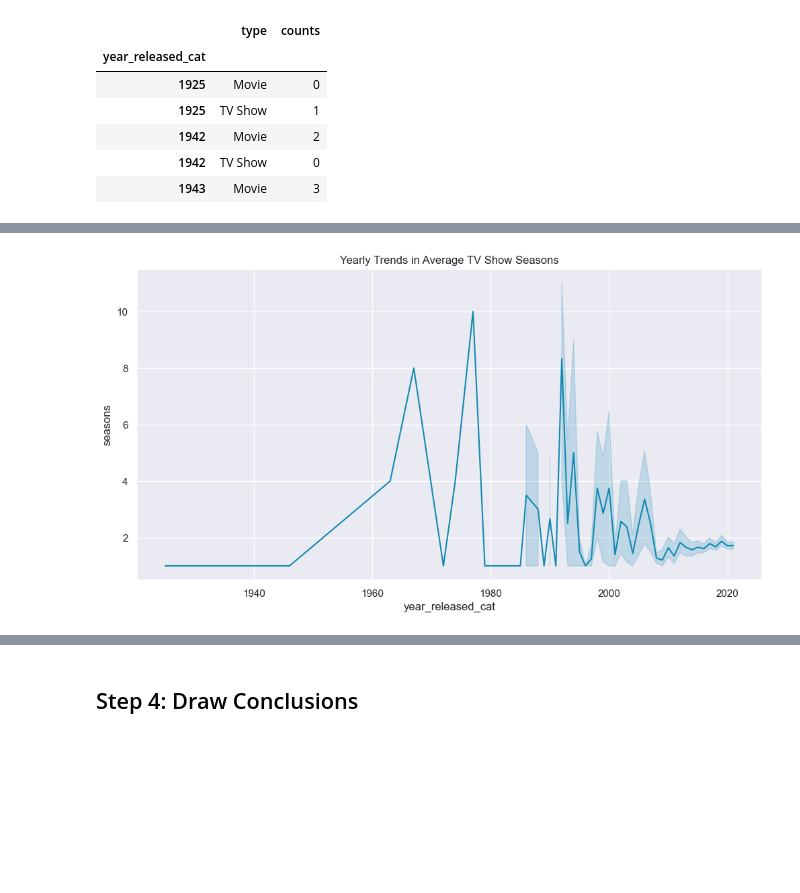
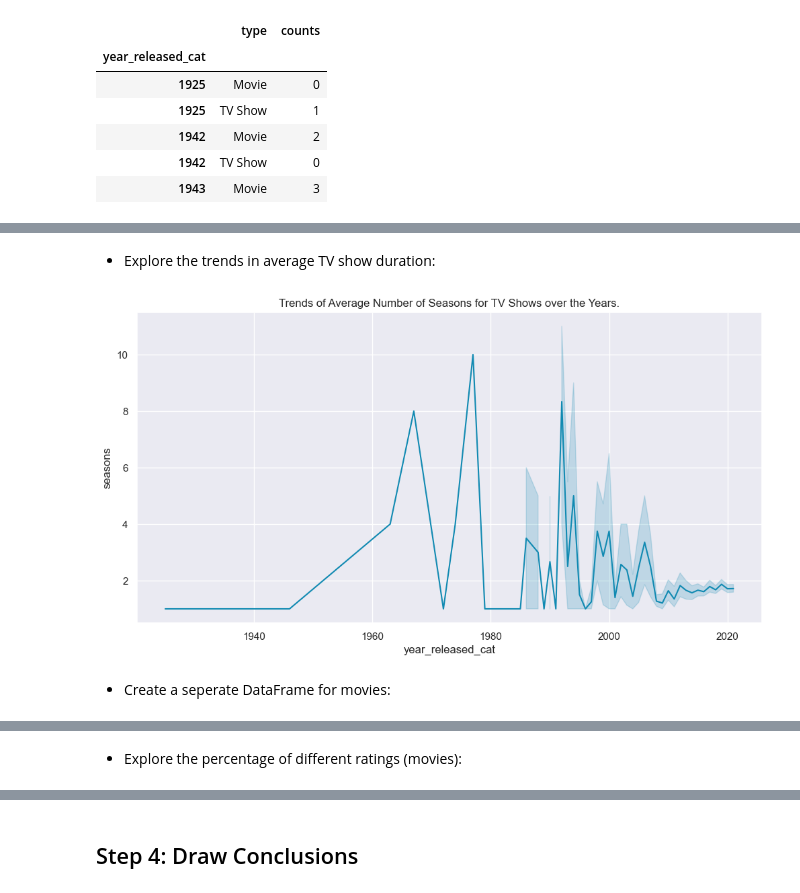
Before and after one commit to mohebmaher/GDSC-Core-Team-Training, a Jupyter notebook: Assignment-03/netflix_data_leaning_analysis_and_viz.ipynb, the cells around one changed output, grey strips where cells are left out. Cells and saved outputs as stored; diff of their text form; code cells hidden in the pictures; blank space fills up the shorter version.

```diff
--- a/Assignment-03/netflix_data_leaning_analysis_and_viz.ipynb
+++ b/Assignment-03/netflix_data_leaning_analysis_and_viz.ipynb
@@ -264,9 +285,13 @@ netflix_tv_shows.head()
+# %% [markdown]
+- Explore the trends in average TV show duration:
 # %%
 fig, ax = plt.subplots(figsize=(12, 6))
 sns.lineplot(data=netflix_tv_shows, x="year_released_cat", y="seasons", ax=ax)
-ax.set_title("Yearly Trends in Average TV Show Seasons");
+ax.set_title("Trends of Average Number of Seasons for TV Shows over the Years.");
 # %% [output]
-[figure, old version]
+[figure, new version]
+# %% [markdown]
+- Create a seperate DataFrame for movies:
 # %%
 netflix_movies = netflix.query("type == 'Movie'").copy()
 netflix_movies["duration"] = netflix_movies["duration"].apply(lambda x: int(x[:-4]))
@@ -279,3 +304,5 @@ netflix_movies.head()
 | 4 | s8 | Sankofa | Haile Gerima | United States | 2021-09-24 | TV-MA | 125 | Dramas, Independent Movies, Inter... | 1993-01-01 | ... |
 | 6 | s10 | The Starling | Theodore Melfi | United States | 2021-09-24 | PG-13 | 104 | Comedies, Dramas | 2021-01-01 | ... |
 | 7 | s939 | Motu Patlu in the Game of Zones | Suhas Kadav | India | 2021-05-01 | TV-Y7 | 87 | Children & Family Movies, Comedie... | 2019-01-01 | ... |
+# %% [markdown]
+- Explore the percentage of different ratings (movies):
```
Also changed, not shown: parts of 16 cells of this notebook.
